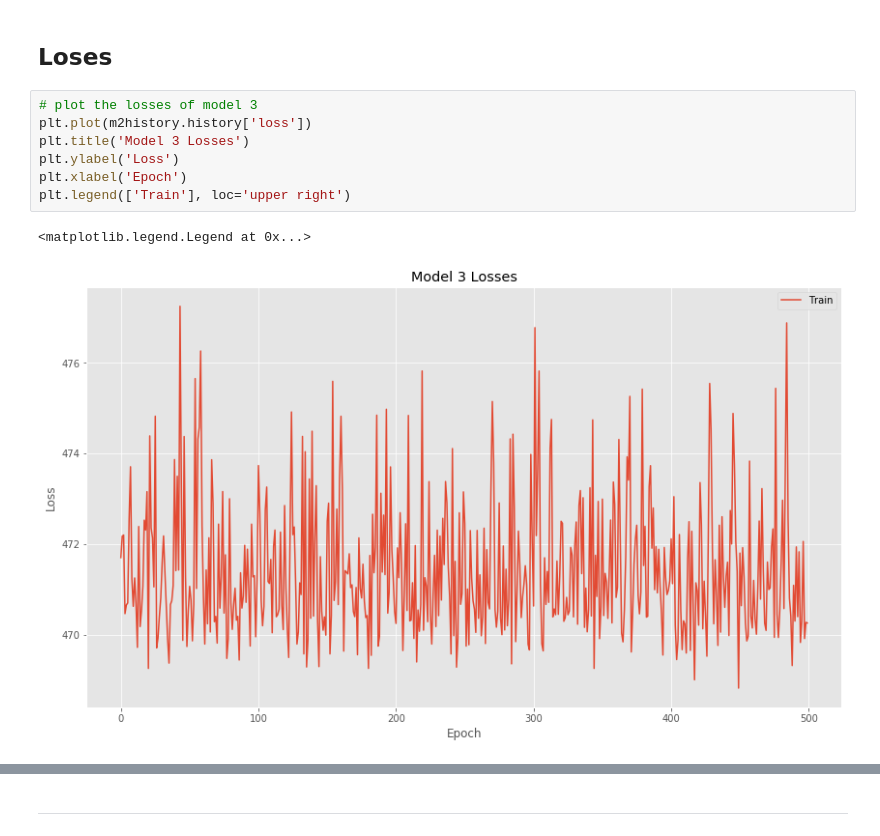
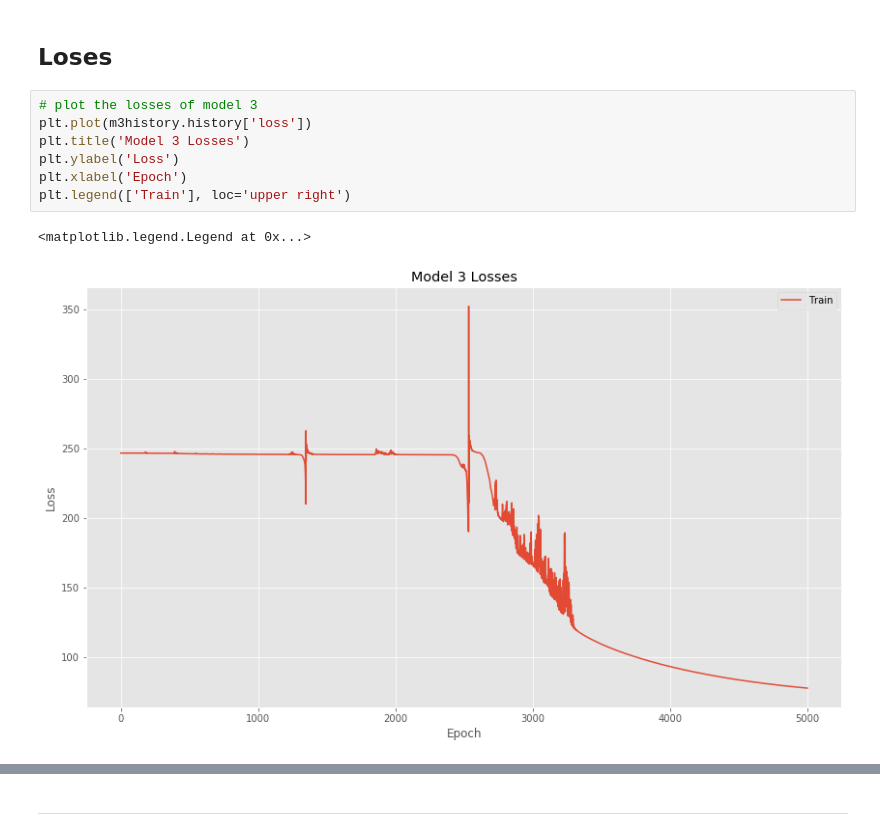
Before and after one commit to ika25/Emerging-Technology-Progect, a Jupyter notebook: Project Folder/project.ipynb, the cells around one changed output, grey strips where cells are left out. Cells and saved outputs as stored; diff of their text form.

```diff
--- a/Project Folder/project.ipynb
+++ b/Project Folder/project.ipynb
@@ -454,11 +454,11 @@ dtype: float64
 ## Loses
 # %%
 # plot the losses of model 3
-plt.plot(m2history.history['loss'])
+plt.plot(m3history.history['loss'])
 plt.title('Model 3 Losses')
 plt.ylabel('Loss')
 plt.xlabel('Epoch')
 plt.legend(['Train'], loc='upper right')
 # %% [output]
 <matplotlib.legend.Legend at 0x...>
-[figure, old version]
+[figure, new version]
```
Also changed, not shown: parts of 7 cells of this notebook, 5 other files.
